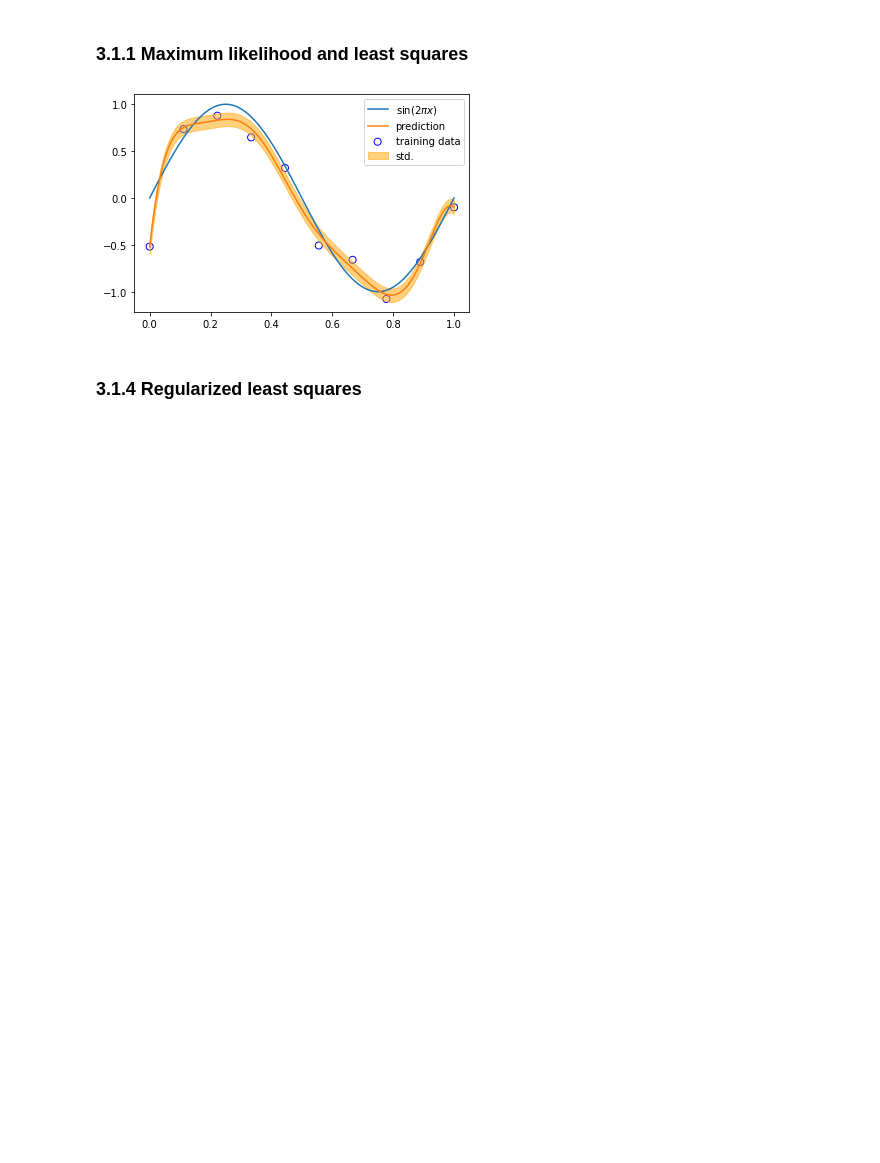
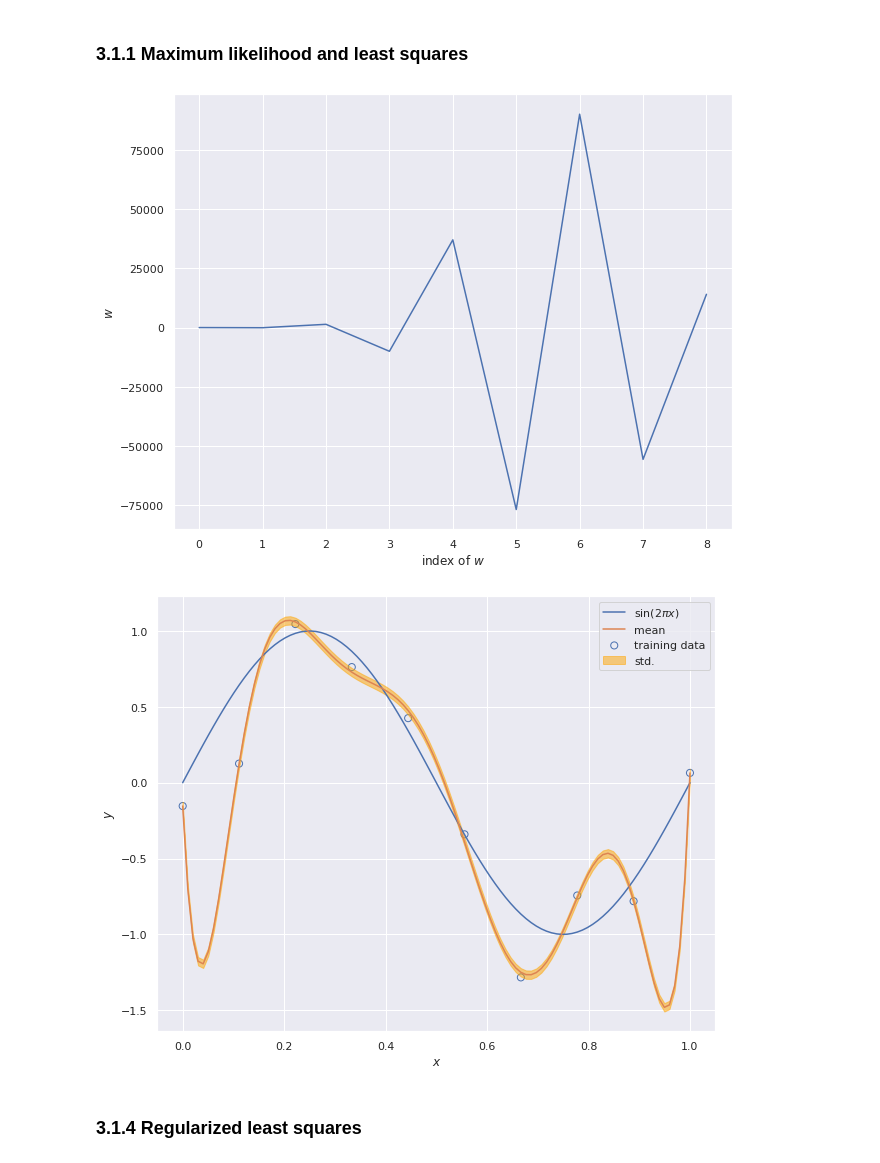
Before and after one commit to egeatay/PRML-clone, a Jupyter notebook: notebooks/ch03_Linear_Models_for_Regression.ipynb, the cells around one changed output. Drawn from its saved outputs; the diff is of its cells as text; code cells hidden in the pictures; blank space fills up the shorter version.

```diff
--- a/notebooks/ch03_Linear_Models_for_Regression.ipynb
+++ b/notebooks/ch03_Linear_Models_for_Regression.ipynb
@@ -73,32 +72,44 @@ for i, X in enumerate([X_polynomial, X_gaussian, X_sigmoidal]):
 # %%
 def sinusoidal(x):
     return np.sin(2 * np.pi * x)
 
 x_train, y_train = create_toy_data(sinusoidal, 10, 0.25)
 x_test = np.linspace(0, 1, 100)
 y_test = sinusoidal(x_test)
 
 # Pick one of the three features below
-# feature = PolynomialFeature(8)
-feature = GaussianFeature(np.linspace(0, 1, 8), 0.1)
+feature = PolynomialFeature(8)
+#feature = GaussianFeature(np.linspace(0, 1, 8), 0.1)
 # feature = SigmoidalFeature(np.linspace(0, 1, 8), 10)
 
 X_train = feature.transform(x_train)
 X_test = feature.transform(x_test)
 model = LinearRegression()
 model.fit(X_train, y_train)
+
+plt.figure(figsize=[10,8])
+plt.plot(model.w)
+plt.xlabel("index of $w$")
+plt.ylabel("$w$")
+
 y, y_std = model.predict(X_test, return_std=True)
+
+plt.figure(figsize=[10,8])
 
 plt.scatter(x_train, y_train, facecolor="none", edgecolor="b", s=50, label="training data")
 plt.plot(x_test, y_test, label="$\sin(2\pi x)$")
-plt.plot(x_test, y, label="prediction")
+plt.plot(x_test, y, label="mean")
 plt.fill_between(
     x_test, y - y_std, y + y_std,
     color="orange", alpha=0.5, label="std.")
 plt.legend()
+plt.xlabel("$x$")
+plt.ylabel("$y$")
+
 plt.show()
 # %% [output]
-[figure, old version]
+[figure, new version]
+[figure, added]
 # %% [markdown]
 ### 3.1.4 Regularized least squares
 # %%
```
Also changed, not shown: parts of 2 cells of this notebook.
